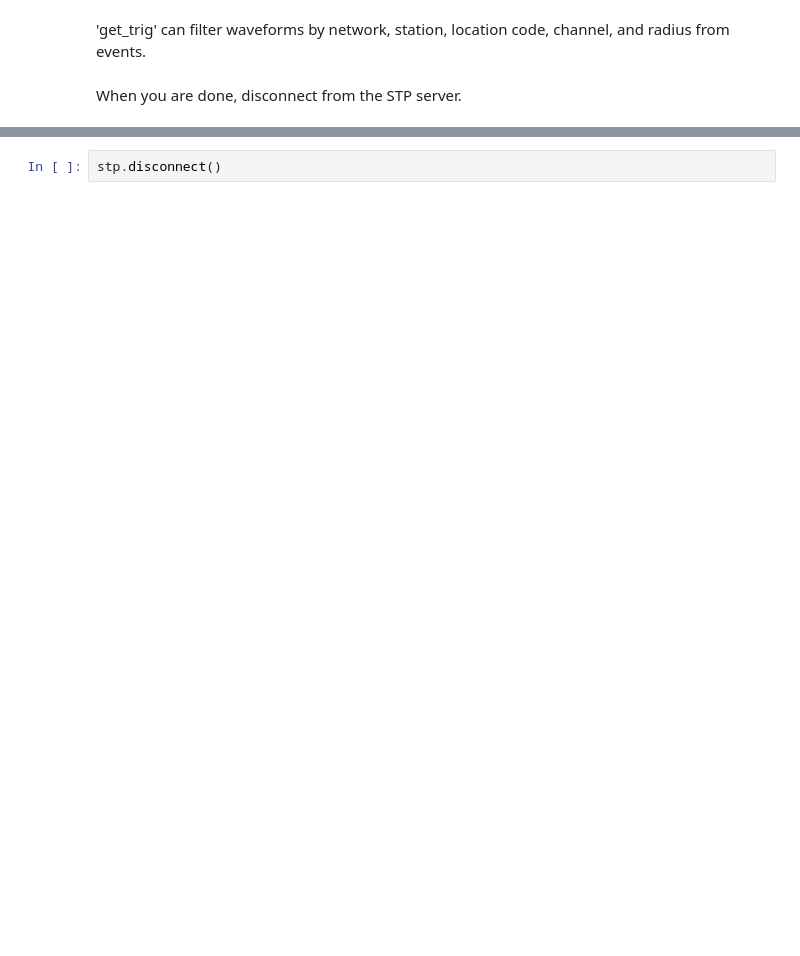
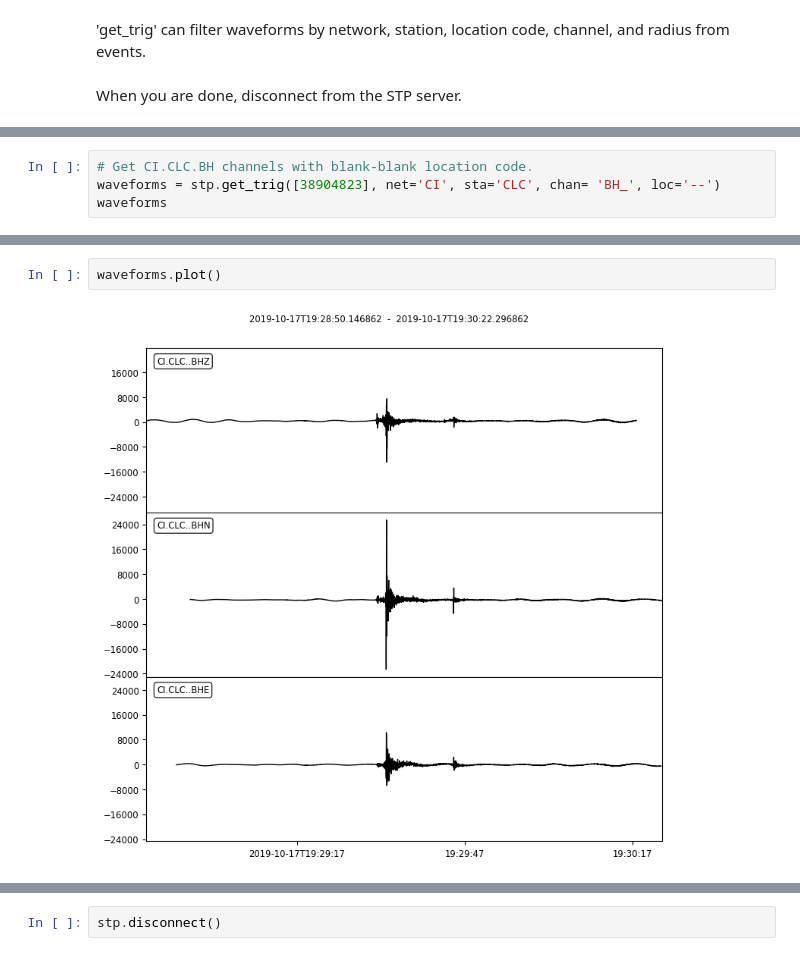
Before and after one commit to SCEDC/pystp, a Jupyter notebook: Example Notebook.ipynb, the cells around one changed output, grey strips where cells are left out. Cells and saved outputs as stored; diff of their text form; blank space fills up the shorter version.

```diff
--- a/Example Notebook.ipynb
+++ b/Example Notebook.ipynb
@@ -77,0 +84,4 @@ When you are done, disconnect from the STP server.
+# %%
+# Get CI.CLC.BH channels with blank-blank location code.
+waveforms = stp.get_trig([38904823], net='CI', sta='CLC', chan= 'BH_', loc='--')
+waveforms
@@ -77,0 +94,4 @@ When you are done, disconnect from the STP server.
+# %%
+waveforms.plot()
+# %% [output]
+[figure, added]
```
Also changed, not shown: parts of 4 cells of this notebook.
